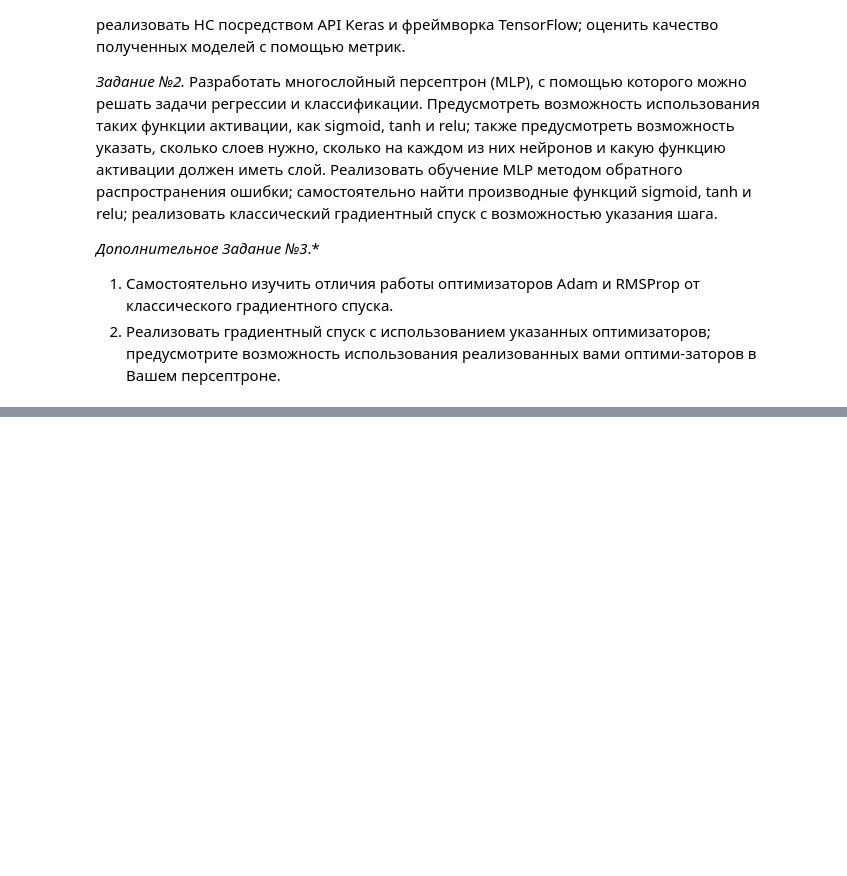
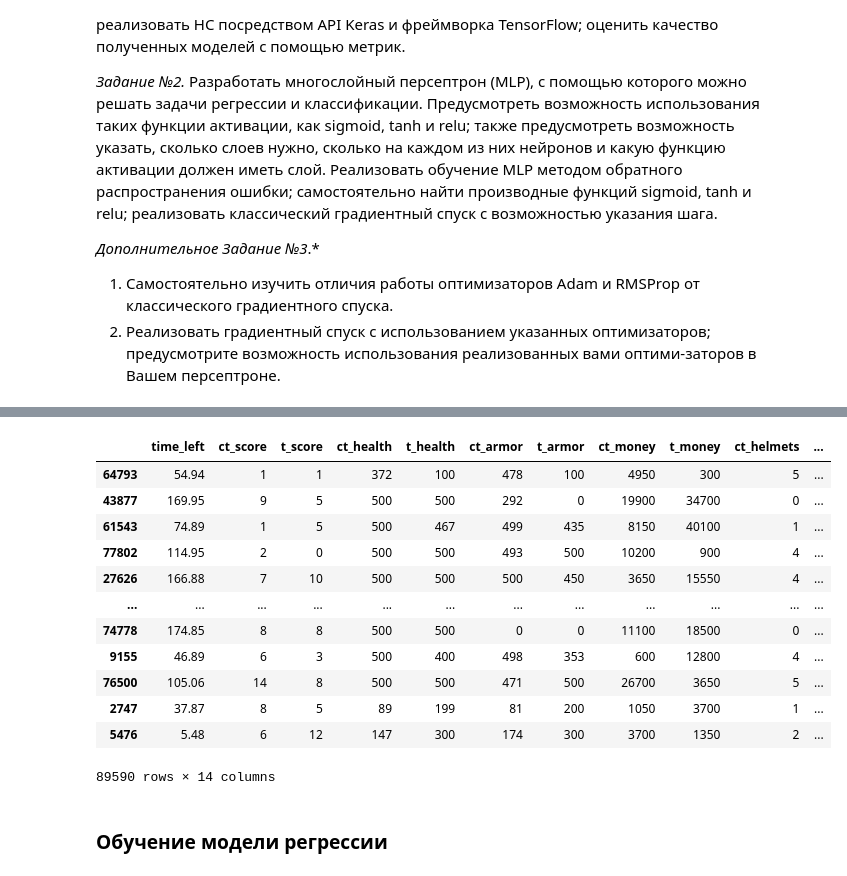
Before and after one commit to vldzgr123/ML2023, a Jupyter notebook: ML_Labs/notes/Lab7Zagrebelnyi.ipynb, the cells around one changed output, grey strips where cells are left out. Cells and saved outputs as stored; diff of their text form; code cells hidden in the pictures; blank space fills up the shorter version.

```diff
--- a/ML_Labs/notes/Lab7Zagrebelnyi.ipynb
+++ b/ML_Labs/notes/Lab7Zagrebelnyi.ipynb
@@ -45,0 +65,18 @@ def metrics()
+# %%
+X_classification_train
+# %% [output]
+|  | time_left | ct_score | t_score | ct_health | t_health | ct_armor | t_armor | ct_money | t_money | ct_helmets | ... |
+| 64793 | 54.94 | 1 | 1 | 372 | 100 | 478 | 100 | 4950 | 300 | 5 | ... |
+| 43877 | 169.95 | 9 | 5 | 500 | 500 | 292 | 0 | 19900 | 34700 | 0 | ... |
+| 61543 | 74.89 | 1 | 5 | 500 | 467 | 499 | 435 | 8150 | 40100 | 1 | ... |
+| 77802 | 114.95 | 2 | 0 | 500 | 500 | 493 | 500 | 10200 | 900 | 4 | ... |
+| 27626 | 166.88 | 7 | 10 | 500 | 500 | 500 | 450 | 3650 | 15550 | 4 | ... |
+| ... | ... | ... | ... | ... | ... | ... | ... | ... | ... | ... | ... |
+| 74778 | 174.85 | 8 | 8 | 500 | 500 | 0 | 0 | 11100 | 18500 | 0 | ... |
+| 9155 | 46.89 | 6 | 3 | 500 | 400 | 498 | 353 | 600 | 12800 | 4 | ... |
+| 76500 | 105.06 | 14 | 8 | 500 | 500 | 471 | 500 | 26700 | 3650 | 5 | ... |
+| 2747 | 37.87 | 8 | 5 | 89 | 199 | 81 | 200 | 1050 | 3700 | 1 | ... |
+| 5476 | 5.48 | 6 | 12 | 147 | 300 | 174 | 300 | 3700 | 1350 | 2 | ... |
+89590 rows × 14 columns
+# %% [markdown]
+### Обучение модели регрессии
```
Also changed, not shown: parts of 26 cells of this notebook, 1 other file.
